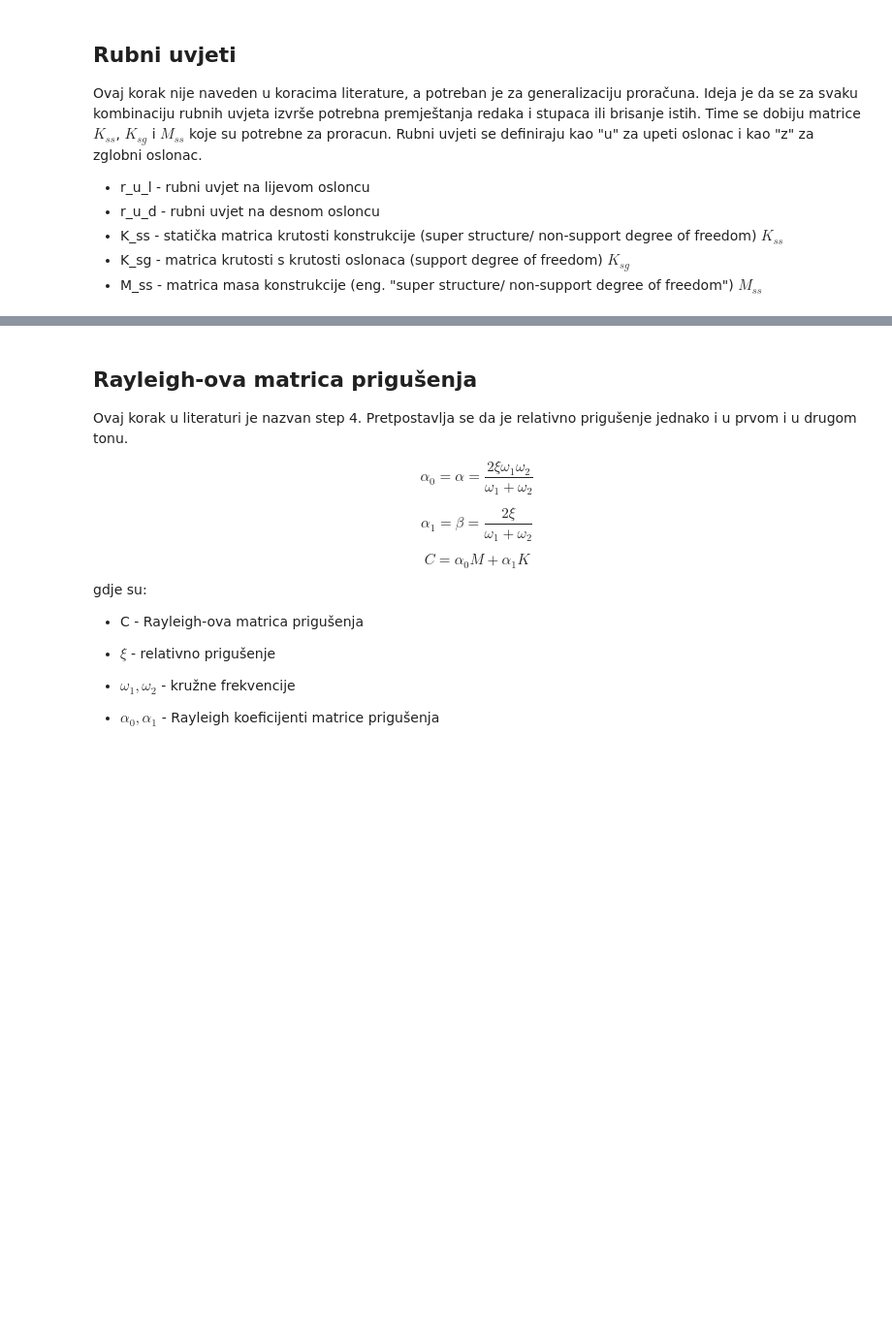
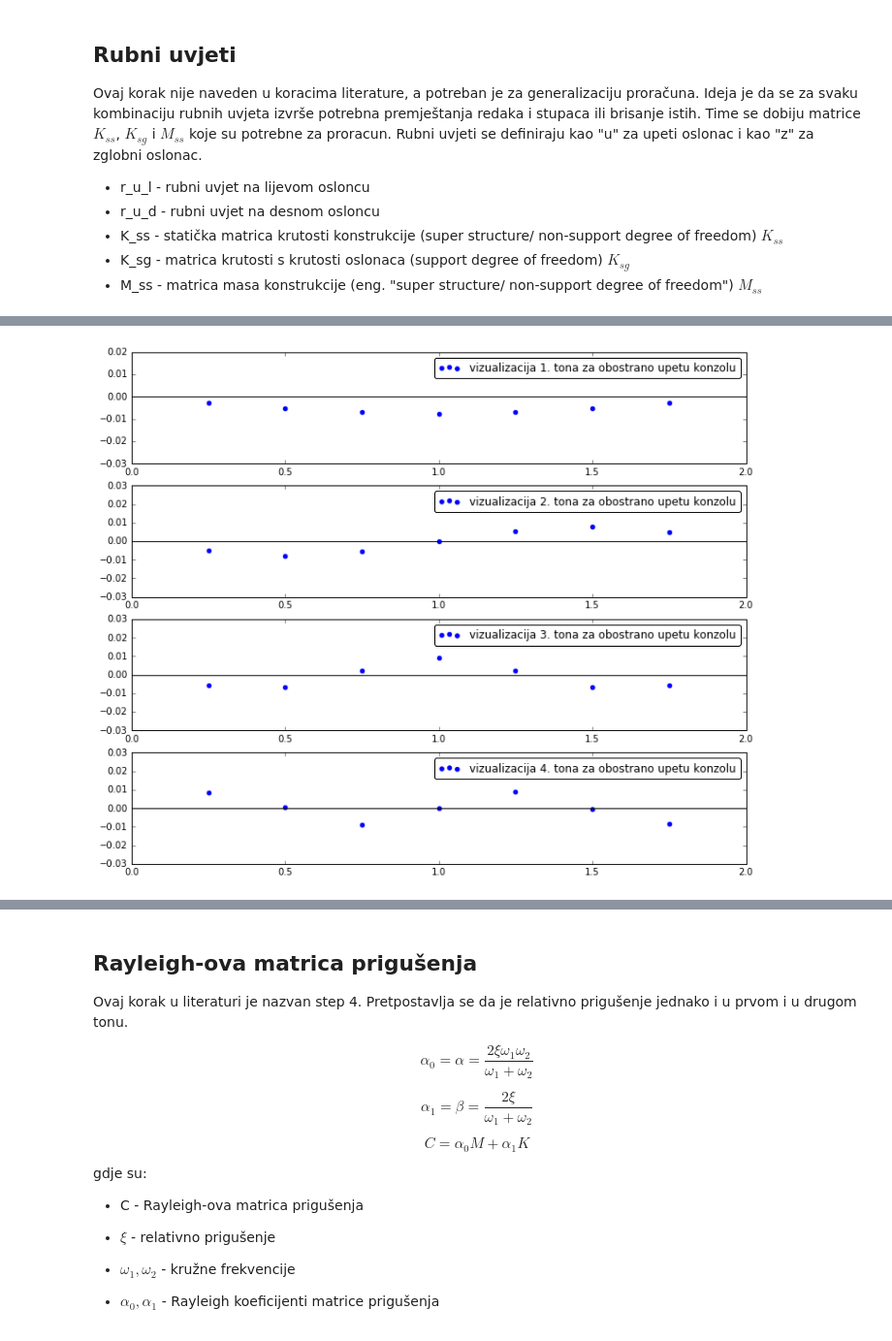
Before and after one commit to Ivan768/MSE-diplomski, a Jupyter notebook: MSE.ipynb, the cells around one changed output, grey strips where cells are left out. Shown at 97% size. Saved outputs shown, nothing was run; the diff lists cells and outputs as text; code cells hidden in the pictures; blank space fills up the shorter version.

```diff
--- a/MSE.ipynb
+++ b/MSE.ipynb
@@ -352,0 +400,18 @@ array([  10.96,   34.82,   99.3 ,  160.54,  215.77])
+# %%
+def vremenski_korak(n, r_u_l, r_u_d):
+    """Funkcija definira vremenski korak koji treba iznositi dvadeseti dio perioda četvrtog tona."""
+    delta_t = round(20*f(n, r_u_l, r_u_d)[3])**(-1)
+    return delta_t
+
+min_delta_t = 1.0
+for n in [4,8]:
+    for r_u_l in ["u","z"]:
+        for r_u_d in ["u","z"]:
+            print("\n"+ "vremenski korak za %s konacna elementa i rubne uvjete %s %s je: "
+                  %(n, r_u_l, r_u_d), vremenski_korak(n, r_u_l, r_u_d))
+            if float(vremenski_korak(n, r_u_l, r_u_d)) < min_delta_t:
+                min_delta_t = float(vremenski_korak(n, r_u_l, r_u_d))
+
+
+global delta_t # definira se globalna varijabla delta_t (nije potrebno da bude globalna)
+delta_t = min_delta_t
@@ -352,0 +444,10 @@ array([  10.96,   34.82,   99.3 ,  160.54,  215.77])
+# %%
+def evektori(n, r_u_l, r_u_d):
+    """Funkcija evektori izvodi proracun vlastitih vrijednosti i oblika,
+    a ispisuje vlastite oblike sustava."""
+    K = K_ss(n, r_u_l, r_u_d)
+    M = M_ss(n, r_u_l, r_u_d)
+    evals, evecs = la.eigh(M,K,type=1)
+    return evecs
+
+evektori(n_primjer, r_u_l_primjer, r_u_d_primjer)
@@ -353 +469,14 @@ array([  10.96,   34.82,   99.3 ,  160.54,  215.77])
+# %%
+fig, axes = plt.subplots(4, 1, figsize=(12, 10))
+nosac = np.linspace(0.25,1.75,7)
+for ton in range(4):
+    axes[ton].scatter(nosac, evektori(2*n_primjer, "u", "u")[1::2,ton], color="blue",
+                 label="vizualizacija %s. tona za obostrano upetu konzolu" %(ton+1))
+    axes[ton].axhline(0, color = "black")
+    axes[ton].set_xlim(0, 2)
+    axes[ton].legend(fancybox=True)
+    plt.draw()
+    fig.savefig('tonovi.png', dpi=100)
+# %% [output]
+[figure, added]
 # %% [markdown]
```
Also changed, not shown: parts of 61 cells of this notebook.
